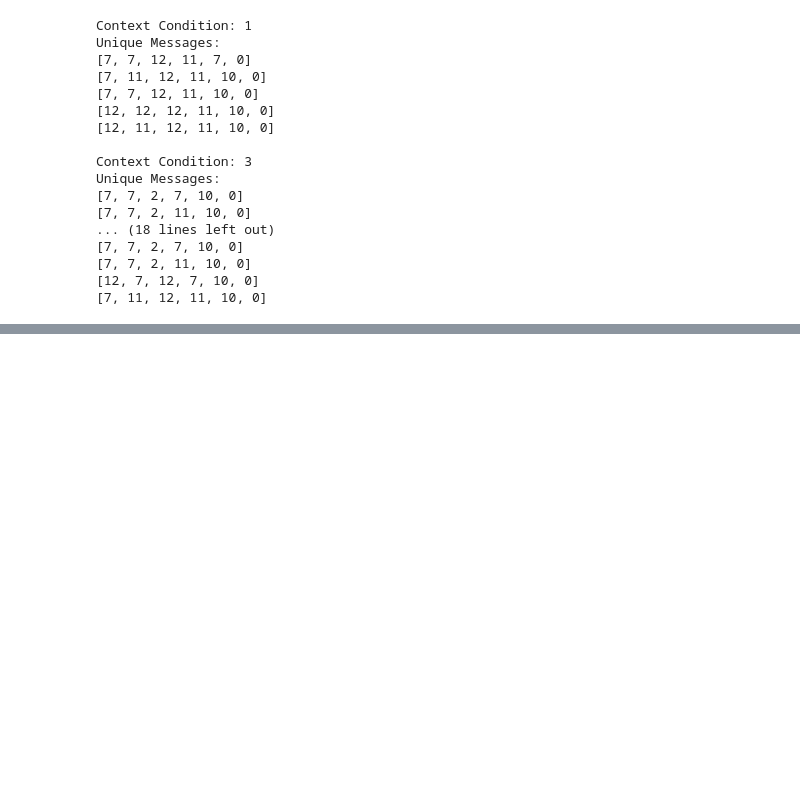
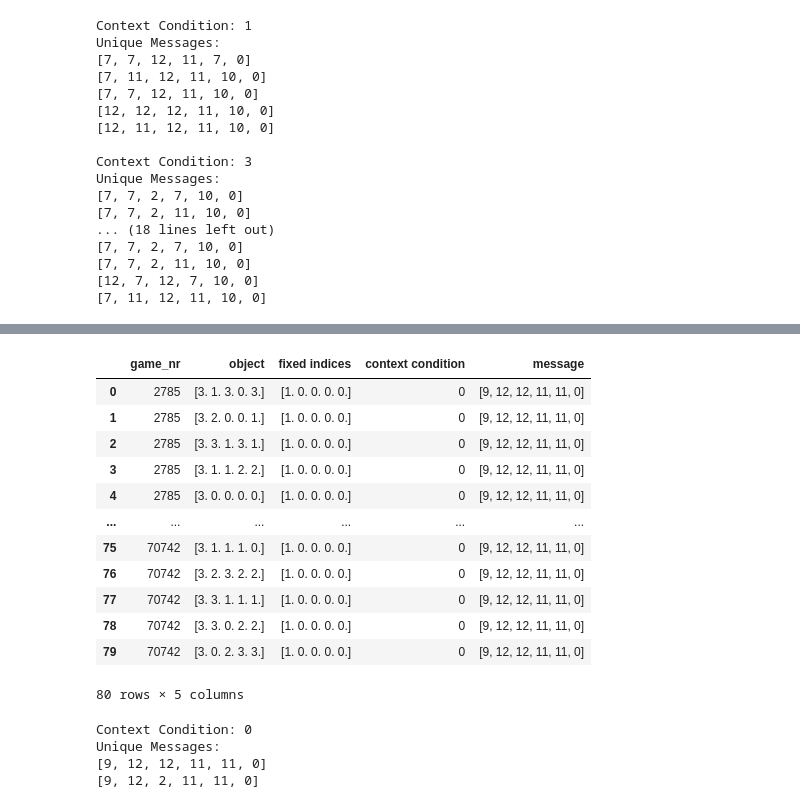
Before and after one commit to mariia55/emergent-abstractions_biased, a Jupyter notebook: analysis_qual_float_encoded.ipynb, the cells around one changed output, grey strips where cells are left out. Cells and saved outputs as stored; diff of their text form; code cells hidden in the pictures; blank space fills up the shorter version.

```diff
--- a/analysis_qual_float_encoded.ipynb
+++ b/analysis_qual_float_encoded.ipynb
@@ -308,0 +404,43 @@ Unique Messages:
+# %%
+df = pd.read_csv('analysis_float_encoded_ds/quali_(5,4)_standard_[3. 1. 3. 0. 3.],[1. 0. 0. 0. 0.]all.csv')
+df
+# %% [output]
+|  | game_nr | object | fixed indices | context condition | message |
+| 0 | 2785 | [3. 1. 3. 0. 3.] | [1. 0. 0. 0. 0.] | 0 | [9, 12, 12, 11, 11, 0] |
+| 1 | 2785 | [3. 2. 0. 0. 1.] | [1. 0. 0. 0. 0.] | 0 | [9, 12, 12, 11, 11, 0] |
+| 2 | 2785 | [3. 3. 1. 3. 1.] | [1. 0. 0. 0. 0.] | 0 | [9, 12, 12, 11, 11, 0] |
+| 3 | 2785 | [3. 1. 1. 2. 2.] | [1. 0. 0. 0. 0.] | 0 | [9, 12, 12, 11, 11, 0] |
+| 4 | 2785 | [3. 0. 0. 0. 0.] | [1. 0. 0. 0. 0.] | 0 | [9, 12, 12, 11, 11, 0] |
+| ... | ... | ... | ... | ... | ... |
+| 75 | 70742 | [3. 1. 1. 1. 0.] | [1. 0. 0. 0. 0.] | 0 | [9, 12, 12, 11, 11, 0] |
+| 76 | 70742 | [3. 2. 3. 2. 2.] | [1. 0. 0. 0. 0.] | 0 | [9, 12, 12, 11, 11, 0] |
+| 77 | 70742 | [3. 3. 1. 1. 1.] | [1. 0. 0. 0. 0.] | 0 | [9, 12, 12, 11, 11, 0] |
+| 78 | 70742 | [3. 3. 0. 2. 2.] | [1. 0. 0. 0. 0.] | 0 | [9, 12, 12, 11, 11, 0] |
+| 79 | 70742 | [3. 0. 2. 3. 3.] | [1. 0. 0. 0. 0.] | 0 | [9, 12, 12, 11, 11, 0] |
+80 rows × 5 columns
+# %%
+df = pd.read_csv('analysis_float_encoded_ds/quali_(5,4)_standard_[3. 1. 3. 0. 3.],[1. 0. 0. 0. 0.]all.csv')
+# Get the context conditions
+context_conditions = df['context condition'].unique()
+
+# Iterate over each context condition
+for context in context_conditions:
+    print(f"Context Condition: {context}")
+    print("Unique Messages:")
+
+    # Filter the DataFrame for the current context condition
+    context_df = df[df['context condition'] == context]
+
+    # Get the unique messages for the current context condition
+    unique_messages = context_df['message'].unique()
+
+    # Print each unique message
+    for message in unique_messages:
+        print(message)
+
+    print()
+# %% [output]
+Context Condition: 0
+Unique Messages:
+[9, 12, 12, 11, 11, 0]
+[9, 12, 2, 11, 11, 0]
```
Also changed, not shown: parts of 10 cells of this notebook, 4 other files.
